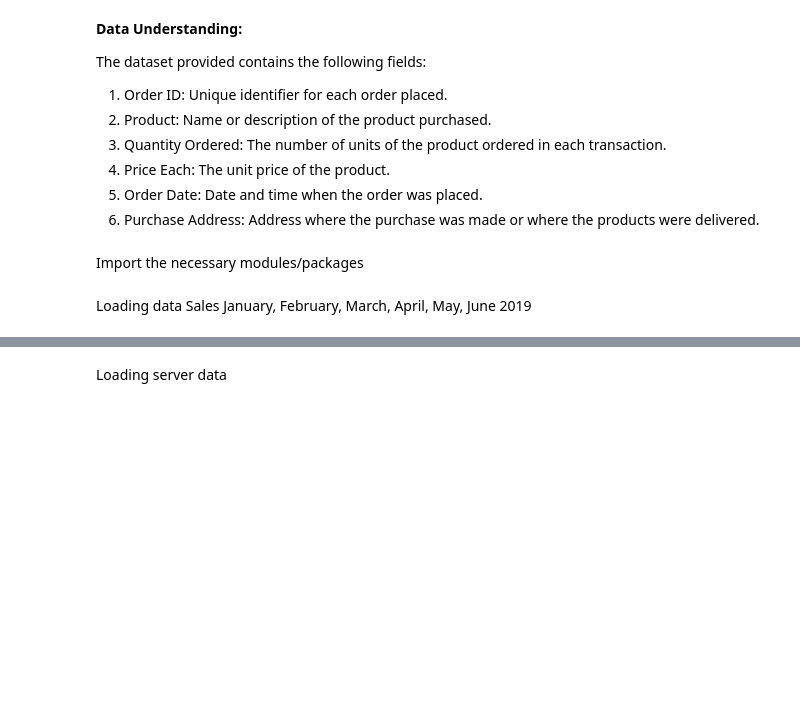
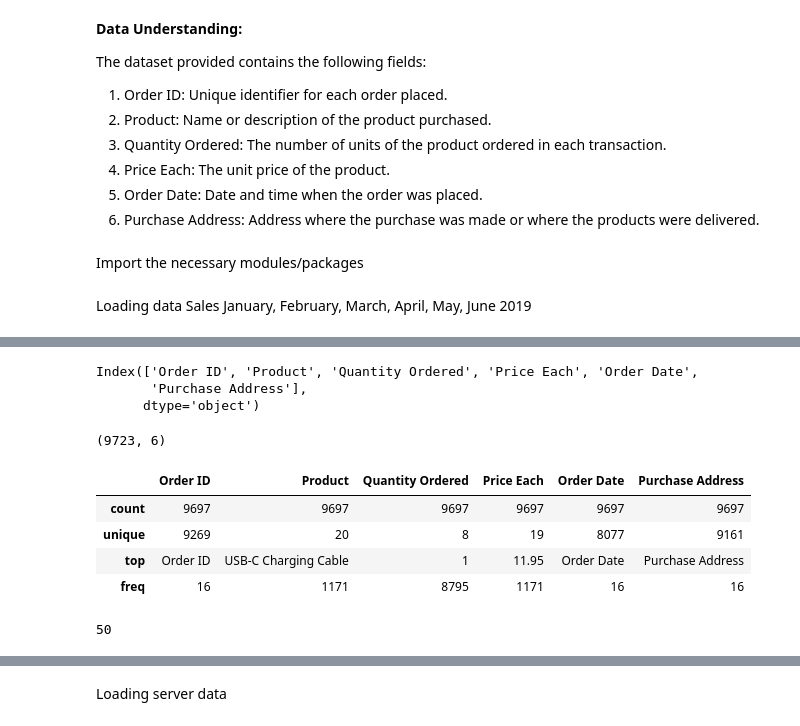
Before and after one commit to Samidirbsa/PowerBI_Capstone_Project, a Jupyter notebook: notebook.ipynb, the cells around one changed output, grey strips where cells are left out. Saved outputs shown, nothing was run; the diff lists cells and outputs as text; code cells hidden in the pictures; blank space fills up the shorter version.

```diff
--- a/notebook.ipynb
+++ b/notebook.ipynb
@@ -97,3 +118,25 @@ df_sales_January_2019.head()
+# %%
+df_sales_January_2019.columns
+# %% [output]
+Index(['Order ID', 'Product', 'Quantity Ordered', 'Price Each', 'Order Date',
+       'Purchase Address'],
+      dtype='object')
+# %%
+df_sales_January_2019.shape
+# %% [output]
+(9723, 6)
+# %%
+df_sales_January_2019.describe()
+# %% [output]
+|  | Order ID | Product | Quantity Ordered | Price Each | Order Date | Purchase Address |
+| count | 9697 | 9697 | 9697 | 9697 | 9697 | 9697 |
+| unique | 9269 | 20 | 8 | 19 | 8077 | 9161 |
+| top | Order ID | USB-C Charging Cable | 1 | 11.95 | Order Date | Purchase Address |
+| freq | 16 | 1171 | 8795 | 1171 | 16 | 16 |
+# %%
+df_sales_January_2019.duplicated().sum()
+# %% [output]
+50
 # %%
 # Display the first few rows of the DataFrame
 df_sales_February_2019.head()
```
Also changed, not shown: parts of 14 cells of this notebook.
